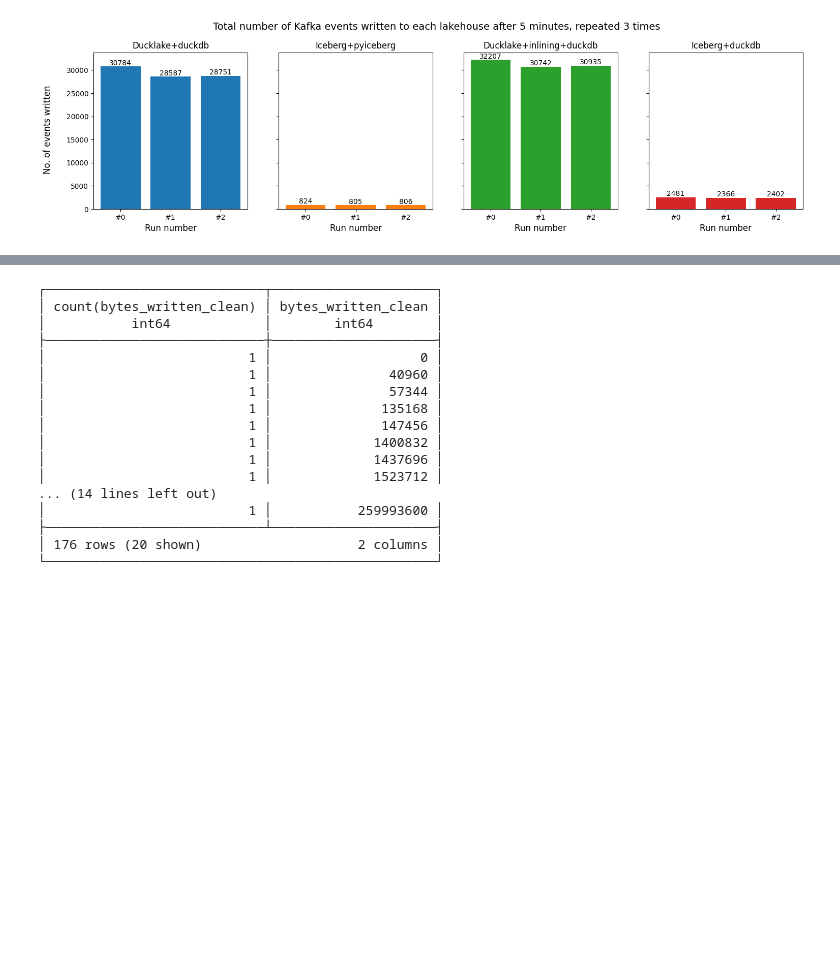
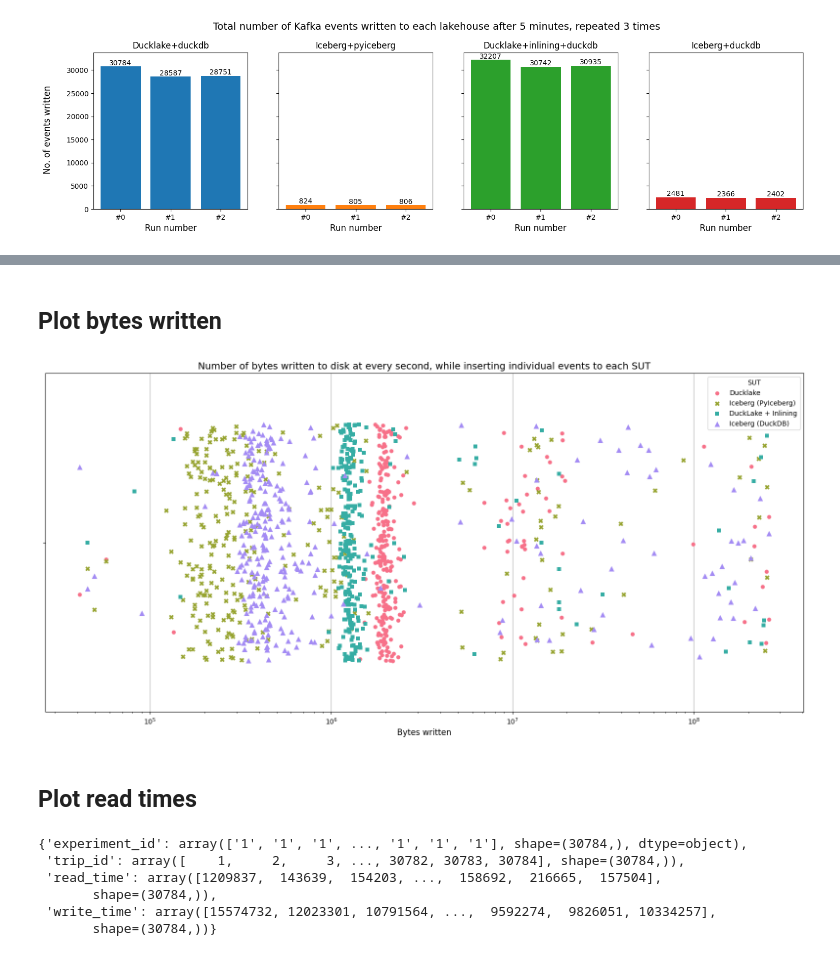
Before and after one commit to schmidtvinicius/thesis, a Jupyter notebook: benchmark/analysis/analysis.ipynb, the cells around one changed output, grey strips where cells are left out. Cells and saved outputs as stored; diff of their text form; code cells hidden in the pictures; blank space fills up the shorter version.

```diff
--- a/benchmark/analysis/analysis.ipynb
+++ b/benchmark/analysis/analysis.ipynb
@@ -156,24 +165,38 @@ plt.show()
-# %%
-conn.query("SELECT COUNT(bytes_written_clean), bytes_written_clean FROM (SELECT id, " \
-            "cpu_percentage, " \
-            "COALESCE(bytes_written - LAG(bytes_written) OVER (ORDER BY id), 0) AS bytes_written_clean " \
-            "FROM hardware_metrics " \
-            "WHERE experiment_id = 1) GROUP BY bytes_written_clean ORDER BY bytes_written_clean ASC;")
-# %% [output]
-┌────────────────────────────┬─────────────────────┐
-│ count(bytes_written_clean) │ bytes_written_clean │
-│           int64            │        int64        │
-├────────────────────────────┼─────────────────────┤
-│                          1 │                   0 │
-│                          1 │               40960 │
-│                          1 │               57344 │
-│                          1 │              135168 │
-│                          1 │              147456 │
-│                          1 │             1400832 │
-│                          1 │             1437696 │
-│                          1 │             1523712 │
-... (14 lines left out)
-│                          1 │           259993600 │
-├────────────────────────────┴─────────────────────┤
-│ 176 rows (20 shown)                    2 columns │
-└──────────────────────────────────────────────────┘
+# %% [markdown]
+## Plot bytes written
+# %%
+def plot_bytes_written(disk_data: list[np.array], labels: list[str], markers: list[tuple]):
+    plt.figure(figsize=(20,9))
+    ax = plt.subplot()
+    ax.grid(visible=True)
+    ax.set_title("Number of bytes written to disk at every second, while inserting individual events to each SUT", fontsize=FONT_SIZE_TITLE)
+    ax.set_xlabel("Bytes written", fontsize=FONT_SIZE)
+    palette = sns.color_palette("husl", len(disk_data))
+    for i, (experiment, label, (marker, marker_size)) in enumerate(zip(disk_data, labels, markers)):
+        sns.stripplot(experiment, x="bytes_written_clean", log_scale=True, ax=ax, jitter=0.35, label=label, marker=marker, size=marker_size, color=palette[i])
+    plt.legend(loc="best", title="SUT")
+    plt.show()
+# %%
+bytes_written_data = [get_hardware_metrics(i) for i in range(1,11,3)]
+labels = ["Ducklake", "Iceberg (PyIceberg)", "DuckLake + Inlining", "Iceberg (DuckDB)"]
+markers = [("o", 6), ("X", 7), ("s", 6), ("^", 8)]
+plot_bytes_written(bytes_written_data, labels, markers)
+# %% [output]
+[figure, added]
+# %% [markdown]
+## Plot read times
+# %%
+def get_read_and_write_times(experiment_ids: list[int]):
+    return conn.query("SELECT CAST(experiment_id AS VARCHAR) AS experiment_id, trip_id, " \
+                        "read_duration_ns AS read_time, " \
+                        "write_duration_ns AS write_time " \
+                        f"FROM events WHERE experiment_id IN ({",".join(["?" for _ in range(len(experiment_ids))])});", params=experiment_ids).fetchnumpy()
+
+get_read_and_write_times([1])
+# %% [output]
+{'experiment_id': array(['1', '1', '1', ..., '1', '1', '1'], shape=(30784,), dtype=object),
+ 'trip_id': array([    1,     2,     3, ..., 30782, 30783, 30784], shape=(30784,)),
+ 'read_time': array([1209837,  143639,  154203, ...,  158692,  216665,  157504],
+       shape=(30784,)),
+ 'write_time': array([15574732, 12023301, 10791564, ...,  9592274,  9826051, 10334257],
+       shape=(30784,))}
```
Also changed, not shown: parts of 7 cells of this notebook, 1 other file.
